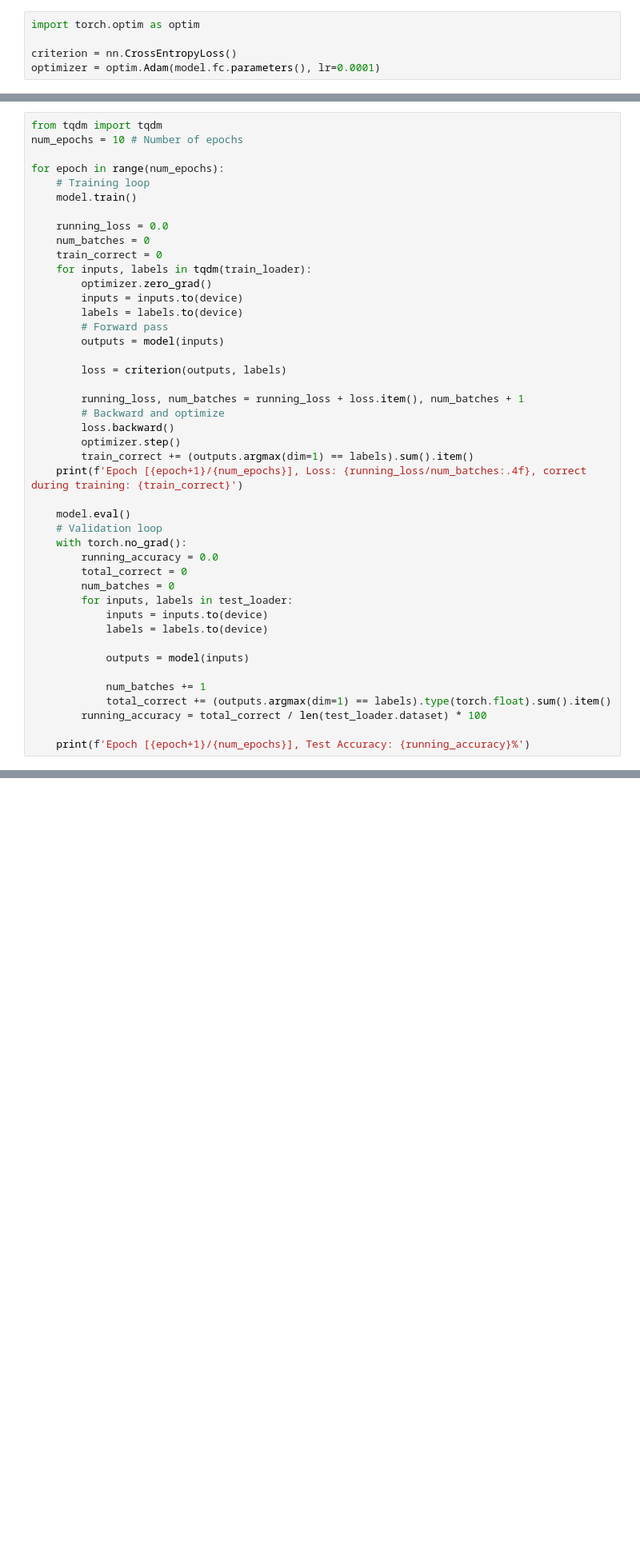
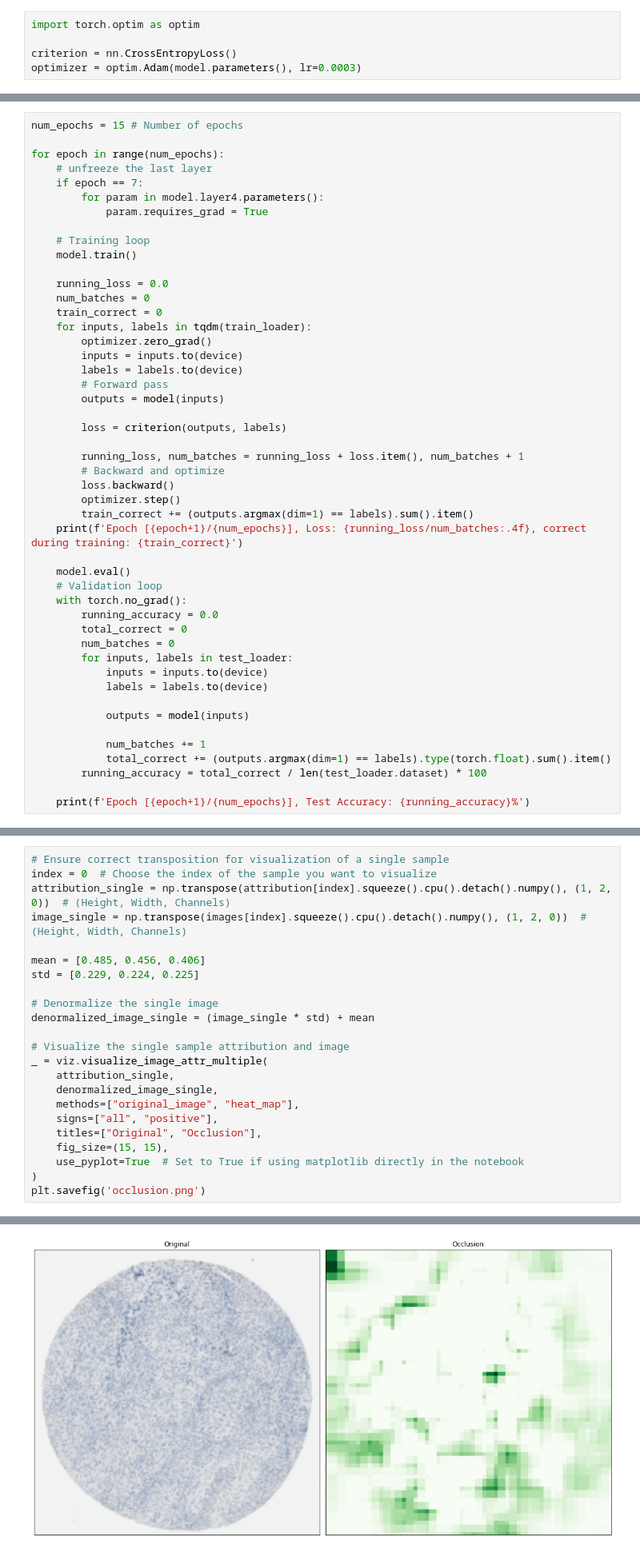
Before and after one commit to Mian-Bruel/ML-experiments, a Jupyter notebook: pytorch_transfer_learning.ipynb, the cells around one changed output, grey strips where cells are left out. Shown: that part at 80% size. Saved outputs shown, nothing was run; the diff lists cells and outputs as text; blank space fills up the shorter version.

Commit message:
occlusion and finetuning

```diff
--- a/pytorch_transfer_learning.ipynb
+++ b/pytorch_transfer_learning.ipynb
@@ -71,7 +78,7 @@ model.fc = nn.Linear(modelOutputFeats, len(dataset_classify.classes))
 import torch.optim as optim
 
 criterion = nn.CrossEntropyLoss()
-optimizer = optim.Adam(model.fc.parameters(), lr=0.0001)
+optimizer = optim.Adam(model.parameters(), lr=0.0003)
 # %%
 # use gpu if available
 device = torch.device("cuda:0") # change to CPU if no CUDA
@@ -80,10 +87,14 @@ criterion.to(device)
 # %% [output]
 CrossEntropyLoss()
 # %%
-from tqdm import tqdm
-num_epochs = 10 # Number of epochs
+num_epochs = 15 # Number of epochs
 
 for epoch in range(num_epochs):
+    # unfreeze the last layer
+    if epoch == 7:
+        for param in model.layer4.parameters():
+            param.requires_grad = True
+
     # Training loop
     model.train()
 
@@ -155,0 +197,24 @@ torch.save(checkpoint, 'checkpoints/model_baseline.pt')
+# %%
+# Ensure correct transposition for visualization of a single sample
+index = 0  # Choose the index of the sample you want to visualize
+attribution_single = np.transpose(attribution[index].squeeze().cpu().detach().numpy(), (1, 2, 0))  # (Height, Width, Channels)
+image_single = np.transpose(images[index].squeeze().cpu().detach().numpy(), (1, 2, 0))  # (Height, Width, Channels)
+
+mean = [0.485, 0.456, 0.406]
+std = [0.229, 0.224, 0.225]
+
+# Denormalize the single image
+denormalized_image_single = (image_single * std) + mean
+
+# Visualize the single sample attribution and image
+_ = viz.visualize_image_attr_multiple(
+    attribution_single,
+    denormalized_image_single,
+    methods=["original_image", "heat_map"],
+    signs=["all", "positive"],
+    titles=["Original", "Occlusion"],
+    fig_size=(15, 15),
+    use_pyplot=True  # Set to True if using matplotlib directly in the notebook
+)
+plt.savefig('occlusion.png')
+# %% [output]
@@ -155,0 +222 @@ torch.save(checkpoint, 'checkpoints/model_baseline.pt')
+[figure, added]
```
Also changed, not shown: parts of 8 cells of this notebook, 1 other file.
